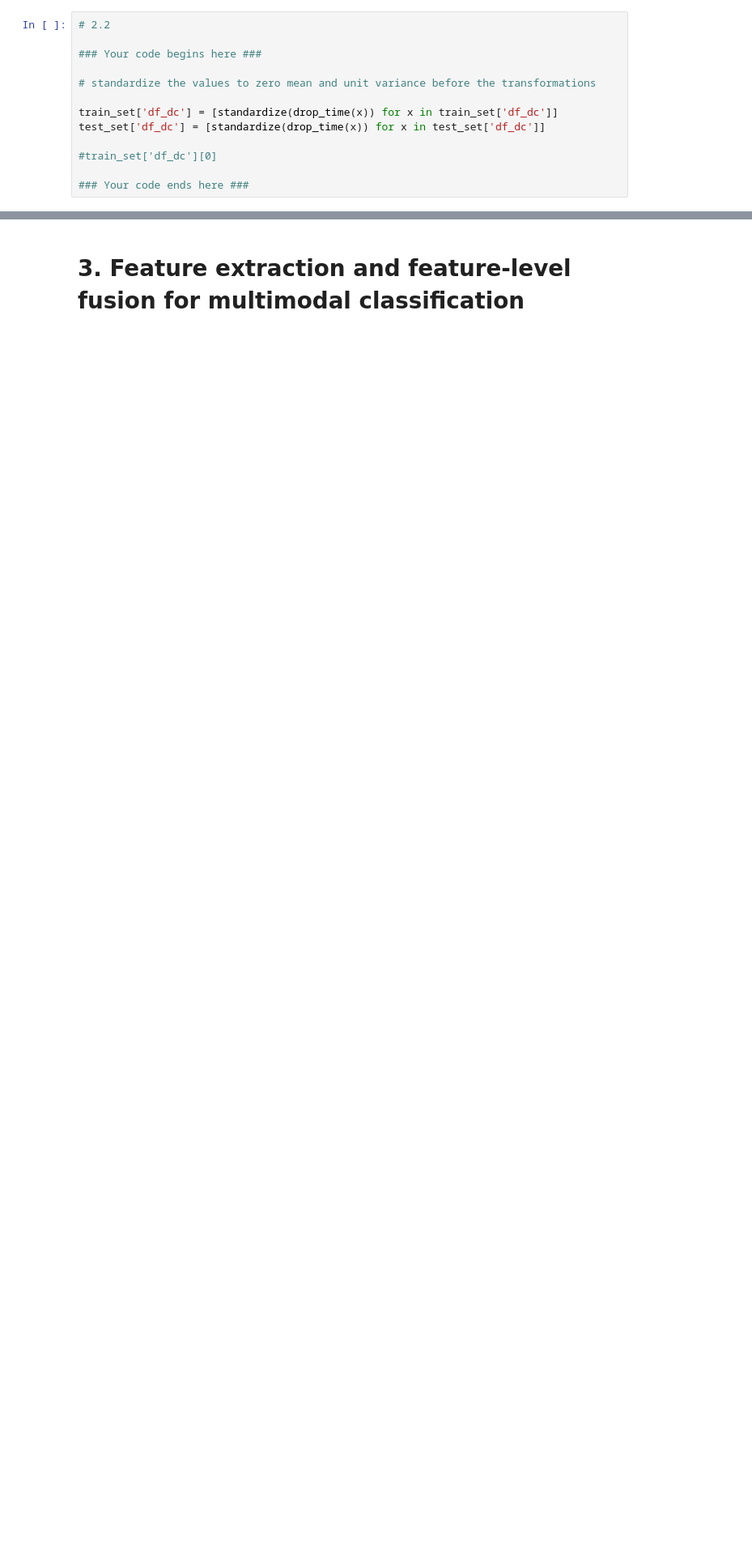
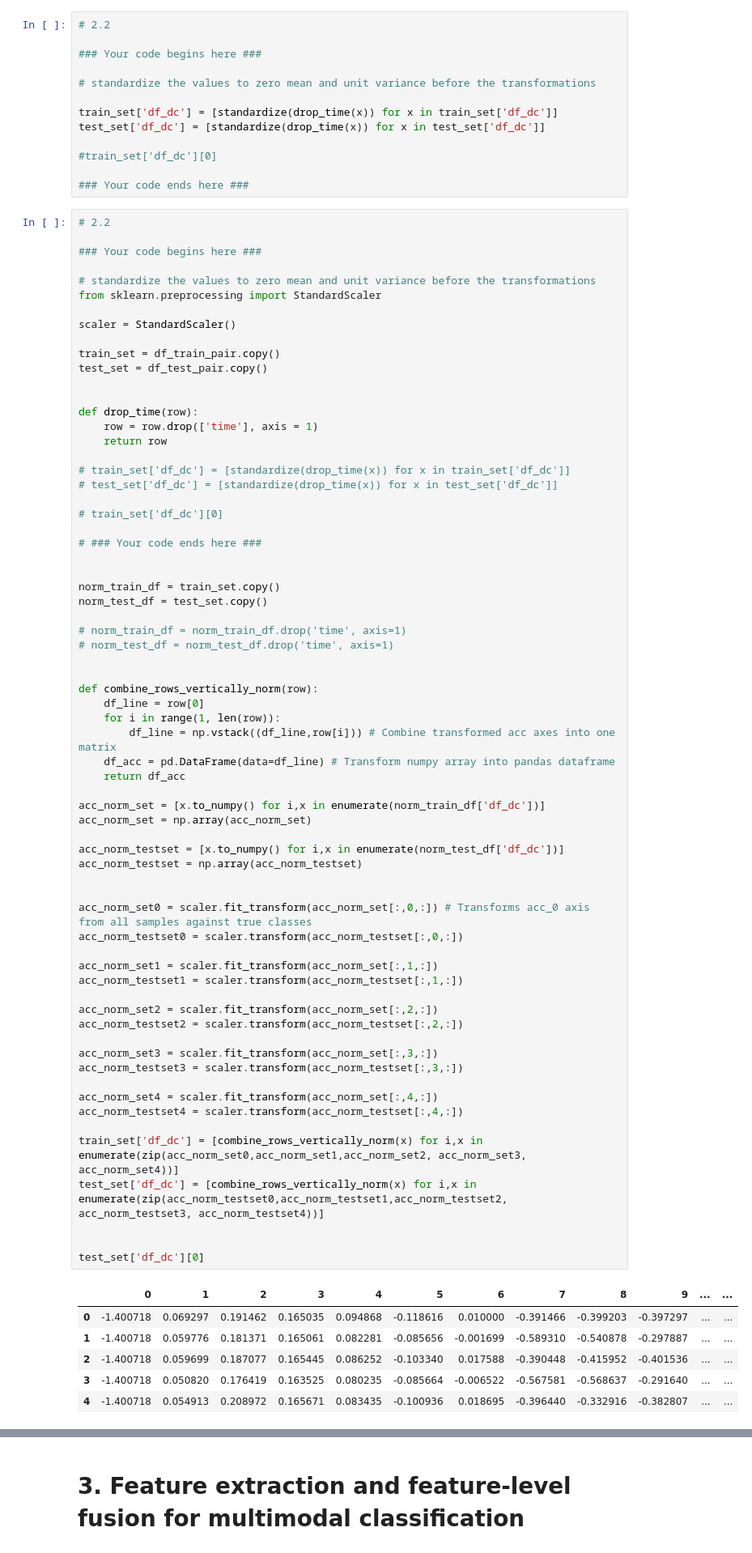
Before and after one commit to anushaihalapathirana/Multi_modal_data_fusion, a Jupyter notebook: project-work-MEx-classification.ipynb, the cells around one changed output, grey strips where cells are left out. Shown at 81% size. Drawn from its saved outputs; the diff is of its cells as text; blank space fills up the shorter version.

```diff
--- a/project-work-MEx-classification.ipynb
+++ b/project-work-MEx-classification.ipynb
@@ -678,3 +741,77 @@ test_set['df_dc'] = [standardize(drop_time(x)) for x in test_set['df_dc']]
 #train_set['df_dc'][0]
 
 ### Your code ends here ###
+# %%
+# 2.2
+
+### Your code begins here ###
+
+# standardize the values to zero mean and unit variance before the transformations
+from sklearn.preprocessing import StandardScaler
+
+scaler = StandardScaler()
+
+train_set = df_train_pair.copy()
+test_set = df_test_pair.copy()
+
+
+def drop_time(row):
+    row = row.drop(['time'], axis = 1)
+    return row
+
+# train_set['df_dc'] = [standardize(drop_time(x)) for x in train_set['df_dc']]
+# test_set['df_dc'] = [standardize(drop_time(x)) for x in test_set['df_dc']]
+
+# train_set['df_dc'][0]
+
+# ### Your code ends here ###
+
+
+norm_train_df = train_set.copy()
+norm_test_df = test_set.copy()
+
+# norm_train_df = norm_train_df.drop('time', axis=1)
+# norm_test_df = norm_test_df.drop('time', axis=1)
+
+
+def combine_rows_vertically_norm(row):
+    df_line = row[0]
+    for i in range(1, len(row)):
+        df_line = np.vstack((df_line,row[i])) # Combine transformed acc axes into one matrix
+    df_acc = pd.DataFrame(data=df_line) # Transform numpy array into pandas dataframe
+    return df_acc
+
+acc_norm_set = [x.to_numpy() for i,x in enumerate(norm_train_df['df_dc'])]
+acc_norm_set = np.array(acc_norm_set)
+
+acc_norm_testset = [x.to_numpy() for i,x in enumerate(norm_test_df['df_dc'])]
+acc_norm_testset = np.array(acc_norm_testset)
+
+
+acc_norm_set0 = scaler.fit_transform(acc_norm_set[:,0,:]) # Transforms acc_0 axis from all samples against true classes
+acc_norm_testset0 = scaler.transform(acc_norm_testset[:,0,:])
+
+acc_norm_set1 = scaler.fit_transform(acc_norm_set[:,1,:])
+acc_norm_testset1 = scaler.transform(acc_norm_testset[:,1,:])
+
+acc_norm_set2 = scaler.fit_transform(acc_norm_set[:,2,:])
+acc_norm_testset2 = scaler.transform(acc_norm_testset[:,2,:])
+
+acc_norm_set3 = scaler.fit_transform(acc_norm_set[:,3,:])
+acc_norm_testset3 = scaler.transform(acc_norm_testset[:,3,:])
+
+acc_norm_set4 = scaler.fit_transform(acc_norm_set[:,4,:])
+acc_norm_testset4 = scaler.transform(acc_norm_testset[:,4,:])
+
+train_set['df_dc'] = [combine_rows_vertically_norm(x) for i,x in enumerate(zip(acc_norm_set0,acc_norm_set1,acc_norm_set2, acc_norm_set3, acc_norm_set4))]
+test_set['df_dc'] = [combine_rows_vertically_norm(x) for i,x in enumerate(zip(acc_norm_testset0,acc_norm_testset1,acc_norm_testset2, acc_norm_testset3, acc_norm_testset4))]
+
+
+test_set['df_dc'][0]
+# %% [output]
+|  | 0 | 1 | 2 | 3 | 4 | 5 | 6 | 7 | 8 | 9 | ... | ... |
+| 0 | -1.400718 | 0.069297 | 0.191462 | 0.165035 | 0.094868 | -0.118616 | 0.010000 | -0.391466 | -0.399203 | -0.397297 | ... | ... |
+| 1 | -1.400718 | 0.059776 | 0.181371 | 0.165061 | 0.082281 | -0.085656 | -0.001699 | -0.589310 | -0.540878 | -0.297887 | ... | ... |
+| 2 | -1.400718 | 0.059699 | 0.187077 | 0.165445 | 0.086252 | -0.103340 | 0.017588 | -0.390448 | -0.415952 | -0.401536 | ... | ... |
+| 3 | -1.400718 | 0.050820 | 0.176419 | 0.163525 | 0.080235 | -0.085664 | -0.006522 | -0.567581 | -0.568637 | -0.291640 | ... | ... |
+| 4 | -1.400718 | 0.054913 | 0.208972 | 0.165671 | 0.083435 | -0.100936 | 0.018695 | -0.396440 | -0.332916 | -0.382807 | ... | ... |
```
Also changed, not shown: parts of 29 cells of this notebook.
